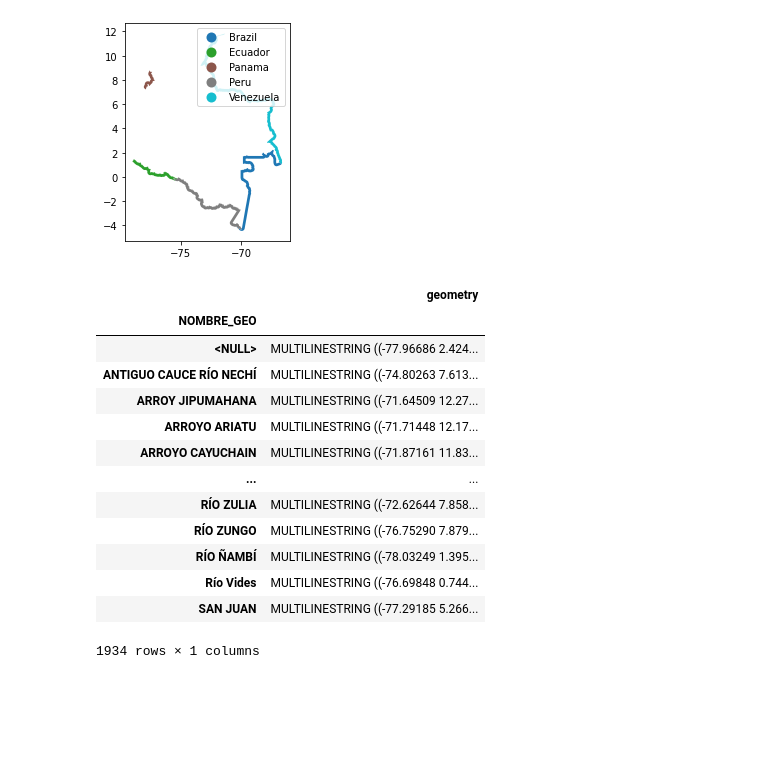
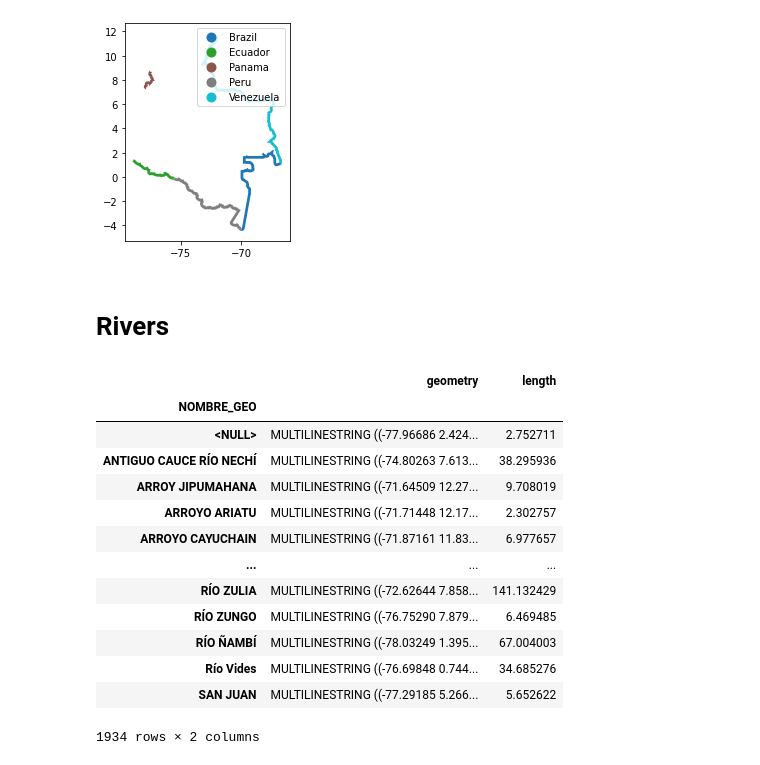
Before and after one commit to Data-Lama/pathogen_study_regions_generator, a Jupyter notebook: src/Notes Gonche.ipynb, the cells around one changed output. Drawn from its saved outputs; the diff is of its cells as text; code cells hidden in the pictures; blank space fills up the shorter version.

```diff
--- a/src/Notes Gonche.ipynb
+++ b/src/Notes Gonche.ipynb
@@ -51,23 +51,34 @@ fronteras.plot(column = 'frontera', legend = True)
 [figure]
 # %%
 fronteras.to_file('/home/minigonche/Dropbox/Projects/malaria_mining/data/pipeline_data/raw/geo/frontiers/frontiers.shp', index = False)
+# %% [markdown]
+# Rivers
+# %%
+import pandas as pd
+import geopandas as geo
+import numpy as np
+
+manipulation_geometry = 'EPSG:3857'
+plot_geometry = 'WGS84'
 # %%
 rivers = geo.read_file('/home/minigonche/Dropbox/Projects/malaria_mining/data/pipeline_data/raw/geo/river_lines/river_lines.shp')
-rivers = rivers[['NOMBRE_GEO','geometry']].dissolve(by = 'NOMBRE_GEO', aggfunc='sum')
+bounds = rivers.geometry.to_crs(manipulation_geometry).bounds
+rivers['length'] = np.sqrt((bounds.minx - bounds.maxx)**2 + (bounds.miny - bounds.maxy)**2)/1000
+rivers = rivers[['NOMBRE_GEO','geometry','length']].dissolve(by = 'NOMBRE_GEO', aggfunc='sum')
 rivers
 # %% [output]
-|  | geometry |
-| NOMBRE_GEO |  |
-| <NULL> | MULTILINESTRING ((-77.96686 2.424... |
-| ANTIGUO CAUCE RÍO NECHÍ | MULTILINESTRING ((-74.80263 7.613... |
-| ARROY JIPUMAHANA | MULTILINESTRING ((-71.64509 12.27... |
-| ARROYO ARIATU | MULTILINESTRING ((-71.71448 12.17... |
-| ARROYO CAYUCHAIN | MULTILINESTRING ((-71.87161 11.83... |
-| ... | ... |
-| RÍO ZULIA | MULTILINESTRING ((-72.62644 7.858... |
-| RÍO ZUNGO | MULTILINESTRING ((-76.75290 7.879... |
-| RÍO ÑAMBÍ | MULTILINESTRING ((-78.03249 1.395... |
-| Río Vides | MULTILINESTRING ((-76.69848 0.744... |
-| SAN JUAN | MULTILINESTRING ((-77.29185 5.266... |
+|  | geometry | length |
+| NOMBRE_GEO |  |  |
+| <NULL> | MULTILINESTRING ((-77.96686 2.424... | 2.752711 |
+| ANTIGUO CAUCE RÍO NECHÍ | MULTILINESTRING ((-74.80263 7.613... | 38.295936 |
+| ARROY JIPUMAHANA | MULTILINESTRING ((-71.64509 12.27... | 9.708019 |
+| ARROYO ARIATU | MULTILINESTRING ((-71.71448 12.17... | 2.302757 |
+| ARROYO CAYUCHAIN | MULTILINESTRING ((-71.87161 11.83... | 6.977657 |
+| ... | ... | ... |
+| RÍO ZULIA | MULTILINESTRING ((-72.62644 7.858... | 141.132429 |
+| RÍO ZUNGO | MULTILINESTRING ((-76.75290 7.879... | 6.469485 |
+| RÍO ÑAMBÍ | MULTILINESTRING ((-78.03249 1.395... | 67.004003 |
+| Río Vides | MULTILINESTRING ((-76.69848 0.744... | 34.685276 |
+| SAN JUAN | MULTILINESTRING ((-77.29185 5.266... | 5.652622 |
-1934 rows × 1 columns
+1934 rows × 2 columns
 # %%
```
Also changed, not shown: parts of 11 cells of this notebook, 5 other files.
